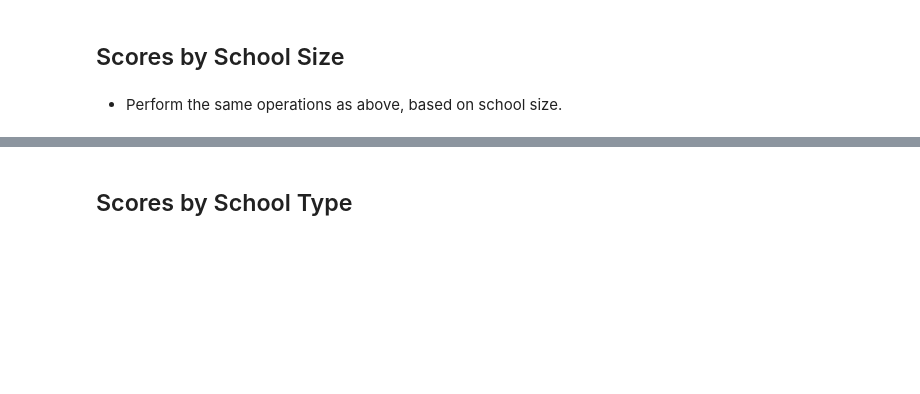
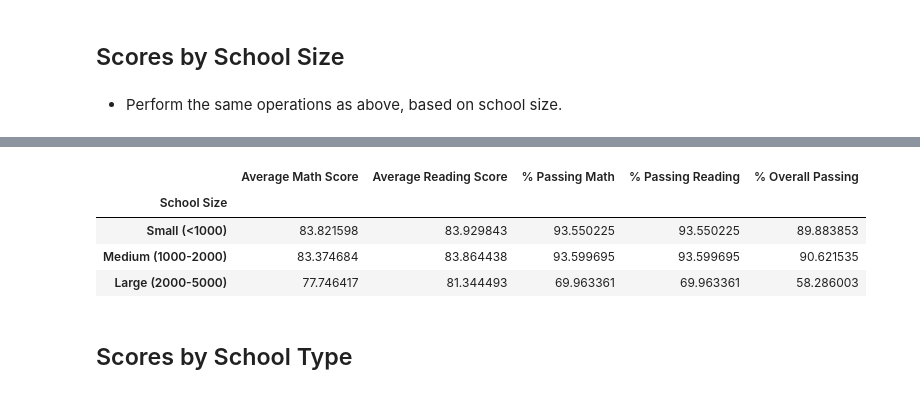
Before and after one commit to mpetersen49/pandas-challenge, a Jupyter notebook: PyCitySchools/PyCitySchools_starter.ipynb, the cells around one changed output, grey strips where cells are left out. Drawn from its saved outputs; the diff is of its cells as text; code cells hidden in the pictures; blank space fills up the shorter version.

```diff
--- a/PyCitySchools/PyCitySchools_starter.ipynb
+++ b/PyCitySchools/PyCitySchools_starter.ipynb
@@ -370,3 +395,23 @@ reading_scores_by_grade
+# %%
+bins = [0, 1000, 2000, 5000]
+
+bin_labels = ["Small (<1000)", "Medium (1000-2000)", "Large (2000-5000)"]
+
+school_summary["School Size"] = pd.cut(school_summary["Total Students"], bins, labels=bin_labels)
+
+scores_by_size_grouped = school_summary.groupby("School Size")
+
+
+scores_by_school_size = scores_by_size_grouped[["Average Math Score", "Average Reading Score",
+                                  "% Passing Math", "% Passing Reading", "% Overall Passing"]].mean()
+
+scores_by_school_size
+# %% [output]
+|  | Average Math Score | Average Reading Score | % Passing Math | % Passing Reading | % Overall Passing |
+| School Size |  |  |  |  |  |
+| Small (<1000) | 83.821598 | 83.929843 | 93.550225 | 93.550225 | 89.883853 |
+| Medium (1000-2000) | 83.374684 | 83.864438 | 93.599695 | 93.599695 | 90.621535 |
+| Large (2000-5000) | 77.746417 | 81.344493 | 69.963361 | 69.963361 | 58.286003 |
 # %% [markdown]
 ## Scores by School Type
 # %% [markdown]
```
Also changed, not shown: parts of 7 cells of this notebook.
